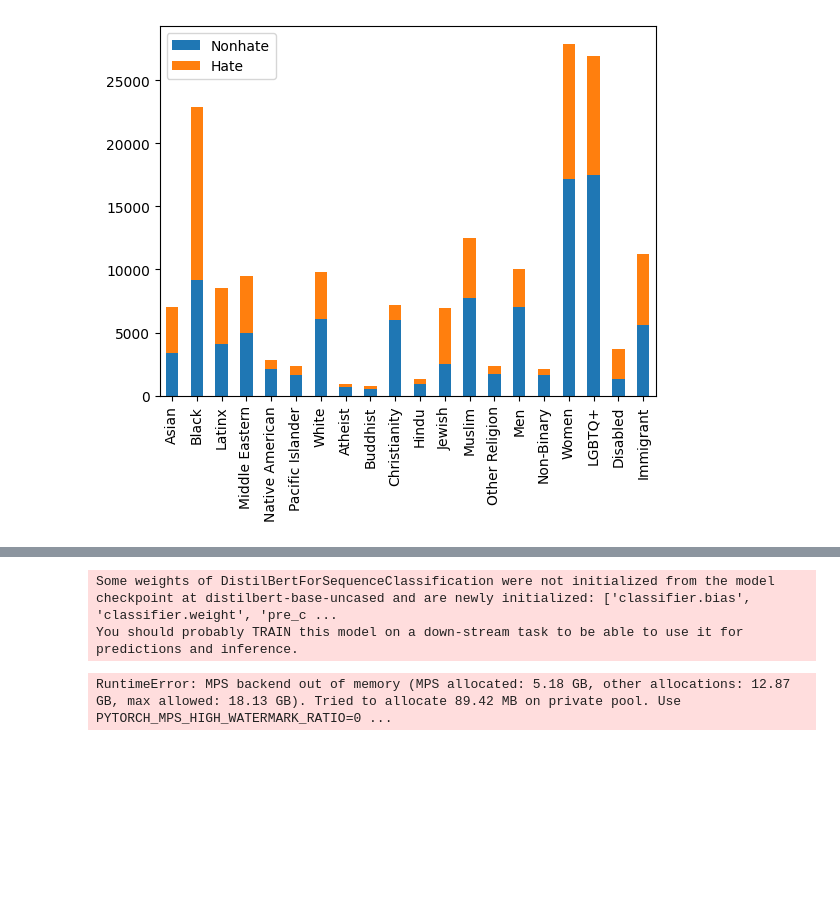
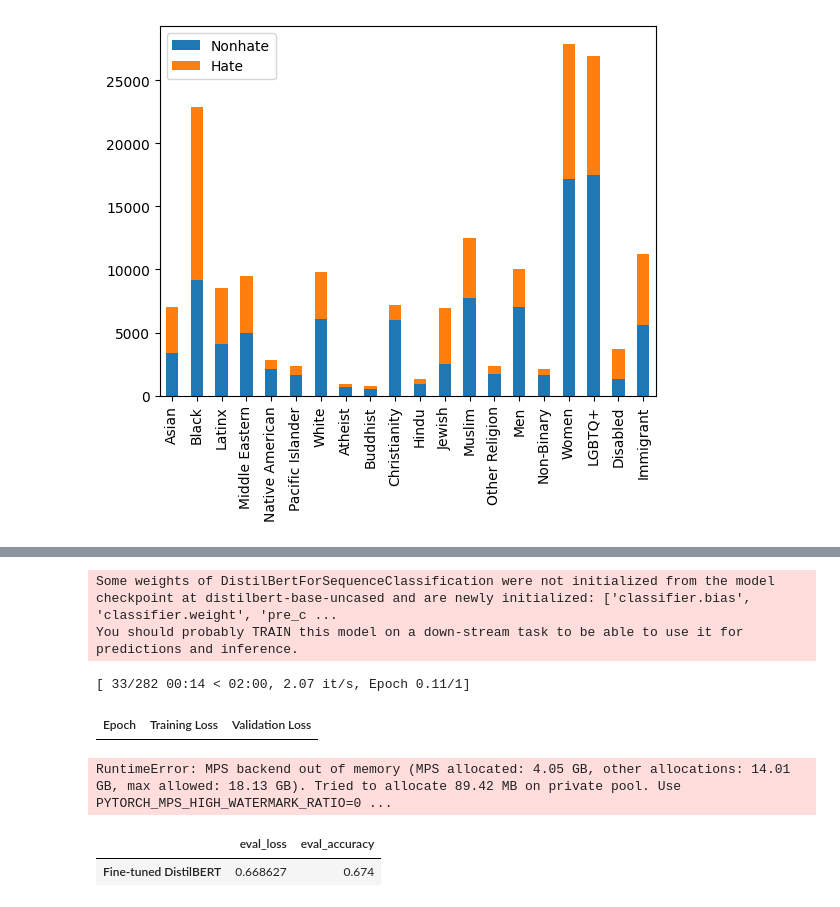
Before and after one commit to brandonmoretti/GlobalHatespeechClassifier, a Jupyter notebook: FinalProject.ipynb, the cells around one changed output, grey strips where cells are left out. Drawn from its saved outputs; the diff is of its cells as text; code cells hidden in the pictures; blank space fills up the shorter version.

Commit message:
BertStuff

```diff
--- a/FinalProject.ipynb
+++ b/FinalProject.ipynb
@@ -177,6 +178,6 @@ You should probably TRAIN this model on a down-stream task to be able to use it
 KeyboardInterrupt:
 # %%
-shortened_berkeley = berkeley_compressed.head(1000)
+shortened_berkeley = berkeley_compressed.head(5000)
 
 train_test_short = Dataset.from_pandas(shortened_berkeley).train_test_split(test_size=0.1)
 
@@ -202,8 +203,8 @@ def compute_metrics(eval_pred):
 training_args = TrainingArguments(
     output_dir="hatespeech_classifier",
     learning_rate=2e-5,
-    per_device_train_batch_size=4,
-    per_device_eval_batch_size=4,
+    per_device_train_batch_size=16,
+    per_device_eval_batch_size=16,
     num_train_epochs=1,
     weight_decay=0.01,
     eval_strategy="epoch",
@@ -223,7 +224,19 @@ trainer_short = Trainer(
 )
 torch.mps.empty_cache()
 trainer_short.train()
+
+
+results = trainer.evaluate(tokenized_data_short['test'])
+pd.DataFrame(results, index=['Fine-tuned DistilBERT'])
 # %% [output]
 Some weights of DistilBertForSequenceClassification were not initialized from the model checkpoint at distilbert-base-uncased and are newly initialized: ['classifier.bias', 'classifier.weight', 'pre_c ...
 You should probably TRAIN this model on a down-stream task to be able to use it for predictions and inference.
-RuntimeError: MPS backend out of memory (MPS allocated: 5.18 GB, other allocations: 12.87 GB, max allowed: 18.13 GB). Tried to allocate 89.42 MB on private pool. Use PYTORCH_MPS_HIGH_WATERMARK_RATIO=0 ...
+[ 33/282 00:14 < 02:00, 2.07 it/s, Epoch 0.11/1]
+| Epoch | Training Loss | Validation Loss |
+RuntimeError: MPS backend out of memory (MPS allocated: 4.05 GB, other allocations: 14.01 GB, max allowed: 18.13 GB). Tried to allocate 89.42 MB on private pool. Use PYTORCH_MPS_HIGH_WATERMARK_RATIO=0 ...
+# %%
+results = trainer.evaluate(tokenized_data_short['test'])
+pd.DataFrame(results, index=['Fine-tuned DistilBERT'])
+# %% [output]
+|  | eval_loss | eval_accuracy |
+| Fine-tuned DistilBERT | 0.668627 | 0.674 |
```
Also changed, not shown: parts of 1 cell of this notebook.
